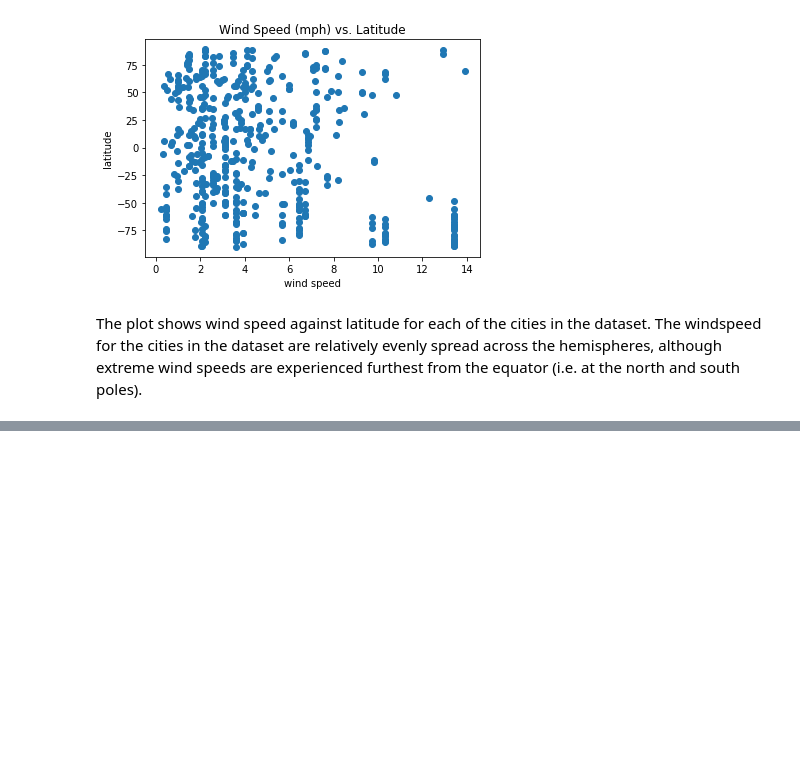
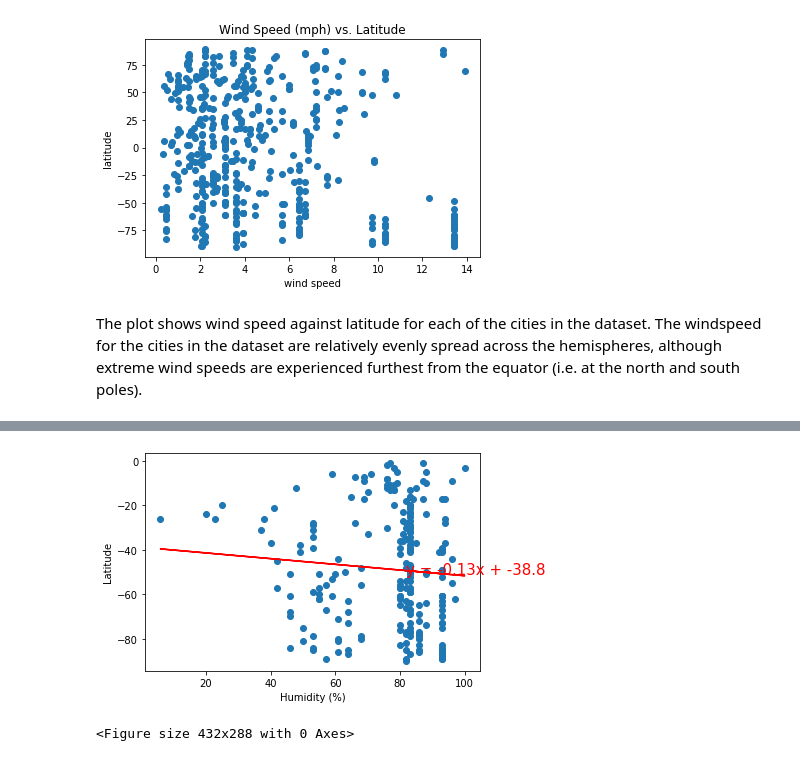
Before and after one commit to abbyabridged/python-api-challenge, a Jupyter notebook: WeatherPy/WeatherPy.ipynb, the cells around one changed output, grey strips where cells are left out. Drawn from its saved outputs; the diff is of its cells as text; code cells hidden in the pictures; blank space fills up the shorter version.

```diff
--- a/WeatherPy/WeatherPy.ipynb
+++ b/WeatherPy/WeatherPy.ipynb
@@ -390,0 +414,10 @@ linregress_function(x_values,y_values)
+# %%
+# Linear regression plot for Southern Hemisphere - Humidity (%) vs. Latitude
+x_values = weather_df_south['humidity'].astype('float')
+y_values = weather_df_south['latitude'].astype('float')
+plt.xlabel('Humidity (%)')
+linregress_function(x_values,y_values)
+plt.savefig('south humidity v latitude.png')
+# %% [output]
+[figure, added]
+<Figure size 432x288 with 0 Axes>
```
Also changed, not shown: parts of 14 cells of this notebook, 7 other files.
